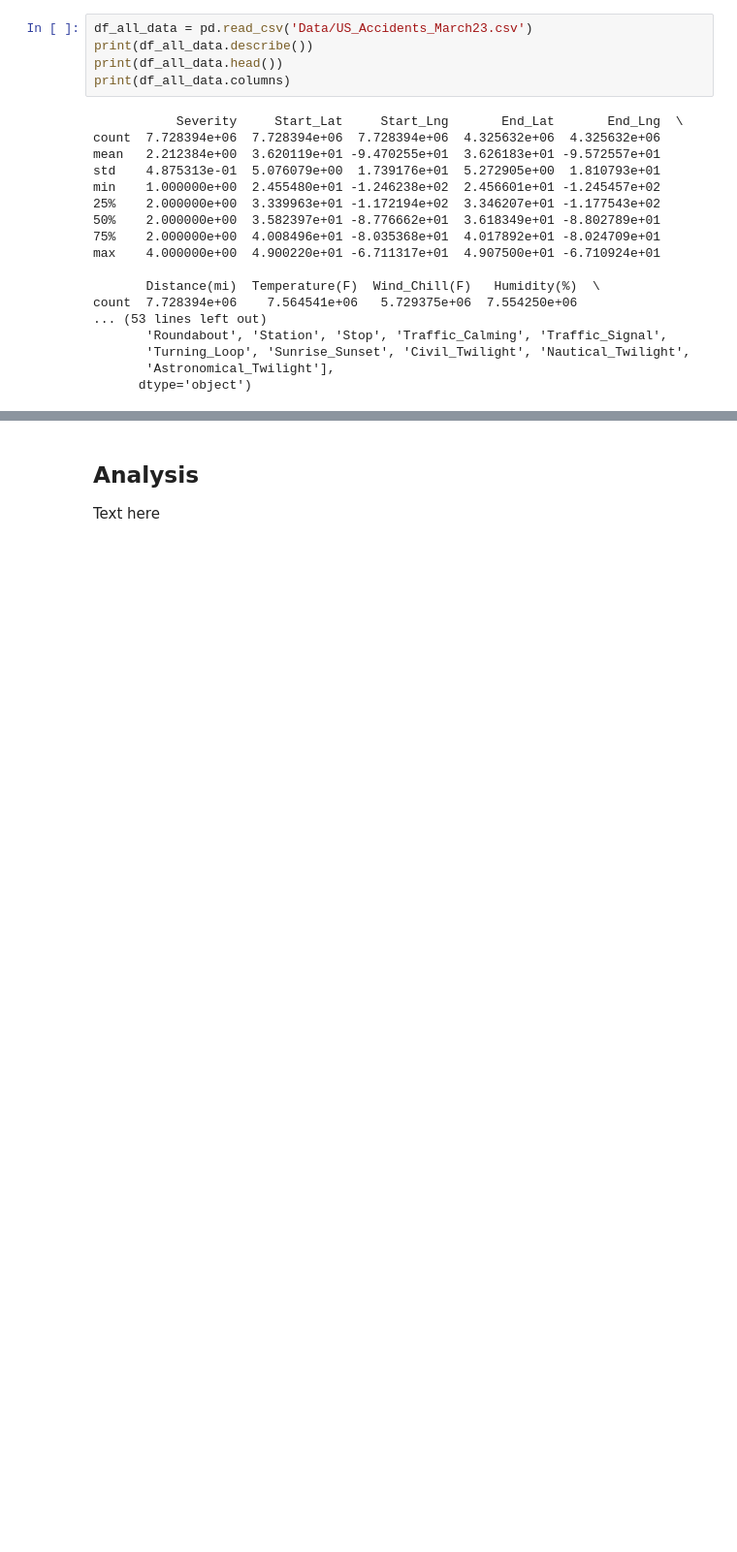
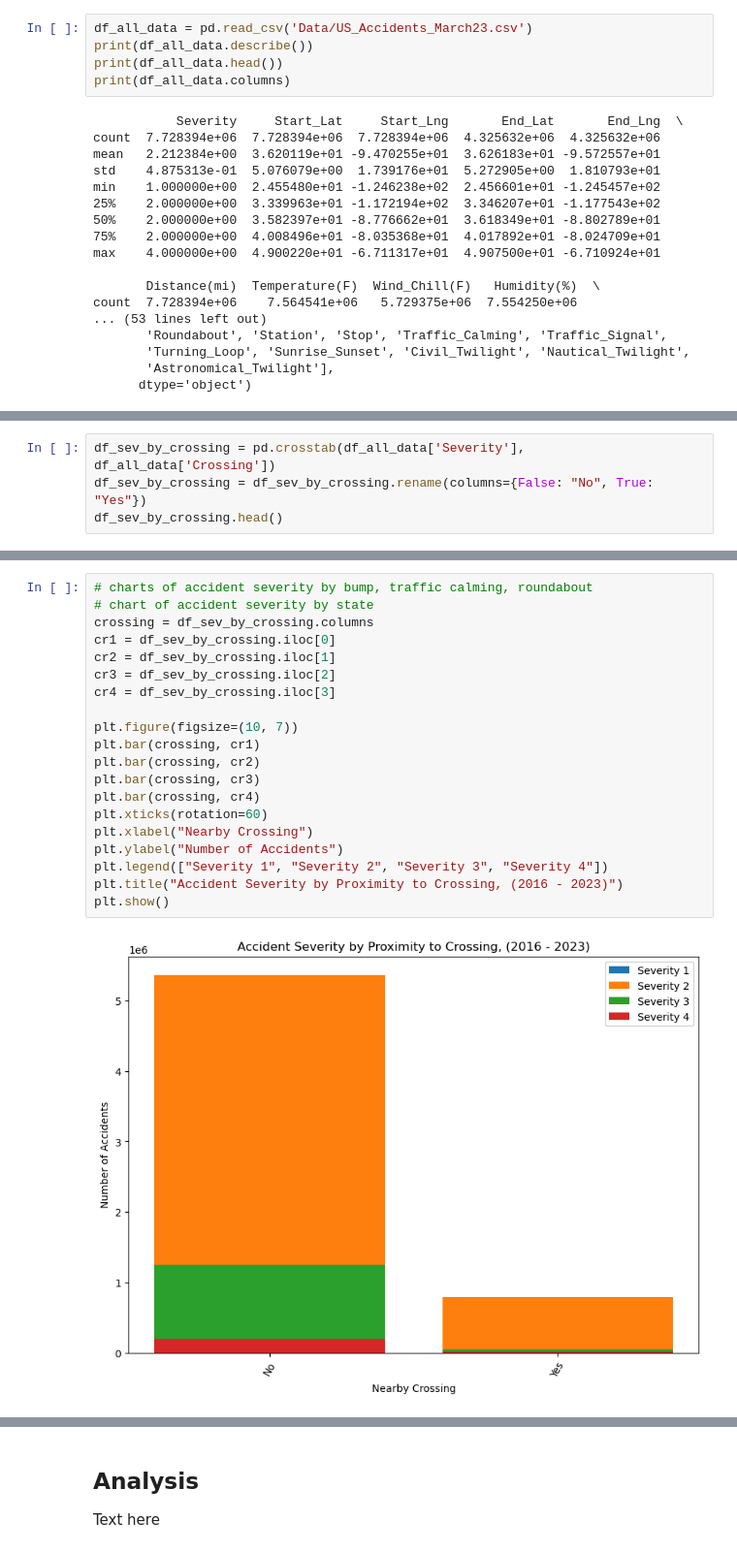
Before and after one commit to marhas109/MH_DS_Capstone_Project_1, a Jupyter notebook: MH_DS_Capstone_Project_1.ipynb, the cells around one changed output, grey strips where cells are left out. Shown at 97% size. Drawn from its saved outputs; the diff is of its cells as text; blank space fills up the shorter version.

```diff
--- a/MH_DS_Capstone_Project_1.ipynb
+++ b/MH_DS_Capstone_Project_1.ipynb
@@ -53,0 +98,4 @@ Name: count, dtype: int64
+# %%
+df_sev_by_crossing = pd.crosstab(df_all_data['Severity'], df_all_data['Crossing'])
+df_sev_by_crossing = df_sev_by_crossing.rename(columns={False: "No", True: "Yes"})
+df_sev_by_crossing.head()
@@ -54 +109,23 @@ Name: count, dtype: int64
+# %%
+# charts of accident severity by bump, traffic calming, roundabout
+# chart of accident severity by state
+crossing = df_sev_by_crossing.columns
+cr1 = df_sev_by_crossing.iloc[0]
+cr2 = df_sev_by_crossing.iloc[1]
+cr3 = df_sev_by_crossing.iloc[2]
+cr4 = df_sev_by_crossing.iloc[3]
+
+plt.figure(figsize=(10, 7))
+plt.bar(crossing, cr1)
+plt.bar(crossing, cr2)
+plt.bar(crossing, cr3)
+plt.bar(crossing, cr4)
+plt.xticks(rotation=60)
+plt.xlabel("Nearby Crossing")
+plt.ylabel("Number of Accidents")
+plt.legend(["Severity 1", "Severity 2", "Severity 3", "Severity 4"])
+plt.title("Accident Severity by Proximity to Crossing, (2016 - 2023)")
+plt.show()
+# %% [output]
+[figure, added]
 # %%
```
Also changed, not shown: parts of 16 cells of this notebook.
